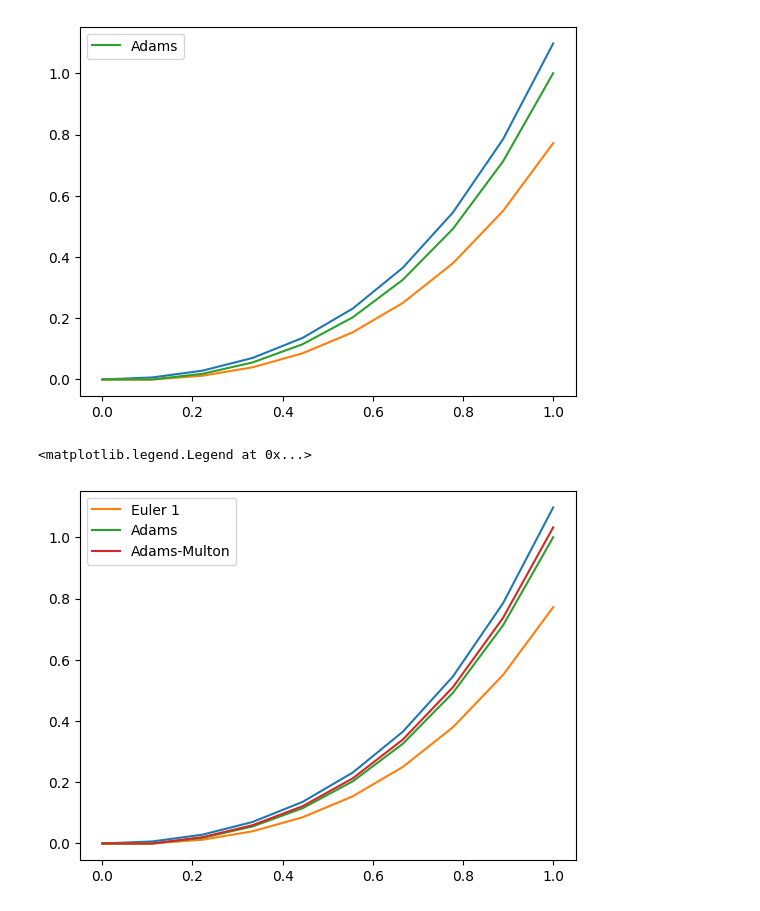
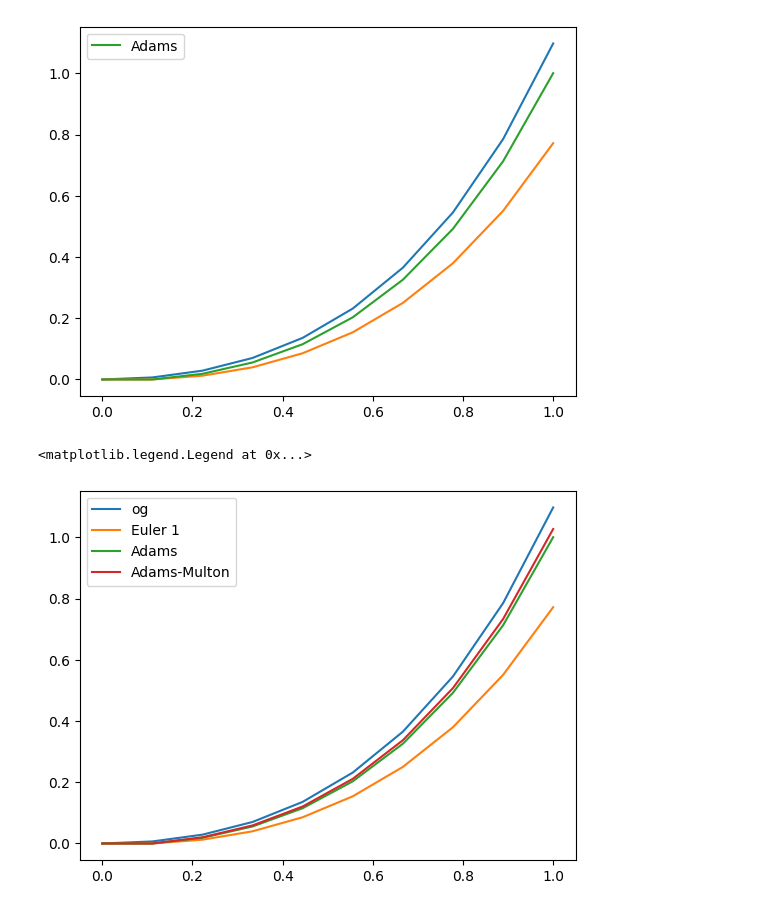
Before and after one commit to juanagranadosr/MetodosII_MiguelAngelGarcia_JuanaGranados, a Jupyter notebook: Notas de Clase/Clase5_Adams.ipynb, the cells around one changed output. Drawn from its saved outputs; the diff is of its cells as text; code cells hidden in the pictures.

```diff
--- a/Notas de Clase/Clase5_Adams.ipynb
+++ b/Notas de Clase/Clase5_Adams.ipynb
@@ -59,27 +59,31 @@ plt.legend()
 [figure]
 # %%
 def GetAdamsMoulton(f,x,yrk1):
-    h = x[1] - x[0]
-    y = yrk1.copy()
+    h = x[1] - x[0] # paso de integración
+    y = yrk1.copy() # hago copia de euler ya que uso el paso "pasado"
 
     yc = y.copy()
 
     for i in range(2, len(x)):
         y[i] = y[i-1] + 0.5*h*(3*f(x[i-1], y[i-1]) - f(x[i-2], y[i-2]))
-        # es un indice menor que en las notas
+        # es un indice menor que en las notas, estan corridos
 
         yc[i] = y[i]
 
-        yc[i] = yc[i-1] + 0.5*h*(f(x[i], y[i]) + f(x[i-1], y[i-1]))
+        # Moulton ord 2
+        #yc[i] = yc[i-1] + 0.5*h*(f(x[i], y[i]) + f(x[i-1], y[i-1]))
+
+        # Moulton ord 5
+        yc[i] = yc[i-1] + h*(5*f(x[i], y[i]) + 8*f(x[i-1], y[i-1]) - f(x[i-2], y[i-2]))/12
 
     return y, yc
 # %%
 ybash2, ymulton2 = GetAdamsMoulton(f,t,yrk1)
-plt.plot(t,yext)
+plt.plot(t,yext, label = 'og')
 plt.plot(t,yrk1, label = 'Euler 1')
 plt.plot(t,ybash2, label='Adams')
 plt.plot(t,ymulton2, label='Adams-Multon')
 plt.legend()
 # %% [output]
 <matplotlib.legend.Legend at 0x...>
-[figure, old version]
+[figure, new version]
```
Also changed, not shown: 3 other files.
